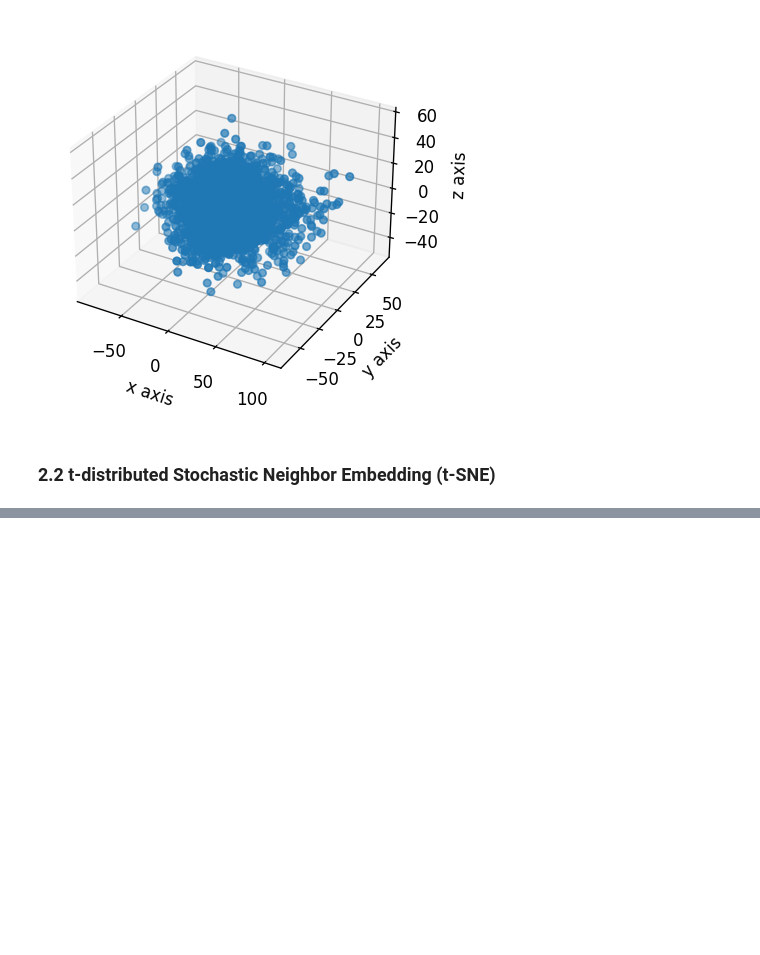
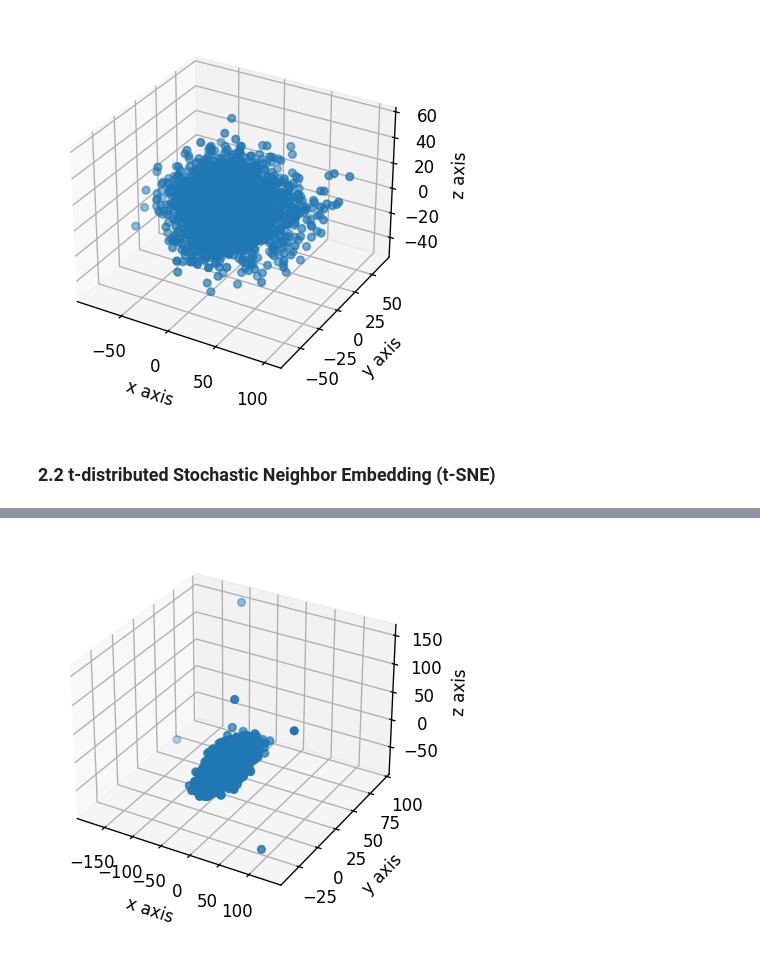
Before and after one commit to gulmert89/bootcamp_files, a Jupyter notebook: project4.ipynb, the cells around one changed output, grey strips where cells are left out. Drawn from its saved outputs; the diff is of its cells as text; code cells hidden in the pictures; blank space fills up the shorter version.

```diff
--- a/project4.ipynb
+++ b/project4.ipynb
@@ -180,0 +184,9 @@ def pca_visualiser():
+# %%
+time_start = time.time()
+tsne_model1 = TSNE(n_components=3,
+                   perplexity=5,
+                   n_iter=1000,
+                   verbose=True,
+                   n_jobs=-1)
+X_tsne1 = tsne_model.fit_transform(X_std)
+print(f"t-SNE is completed in {(time.time()-time_start):.1f} seconds.")
@@ -180,0 +204,12 @@ def pca_visualiser():
+# %%
+fig=plt.figure(dpi=120)
+ax=fig.add_subplot(111, projection="3d")
+
+ax.scatter(X_tsne1.T[0], X_tsne1.T[1], X_tsne1.T[2])
+ax.set_xlabel("x axis")
+ax.set_ylabel("y axis")
+ax.set_zlabel("z axis")
+
+plt.show()
+# %% [output]
+[figure, added]
```
Also changed, not shown: parts of 5 cells of this notebook.
